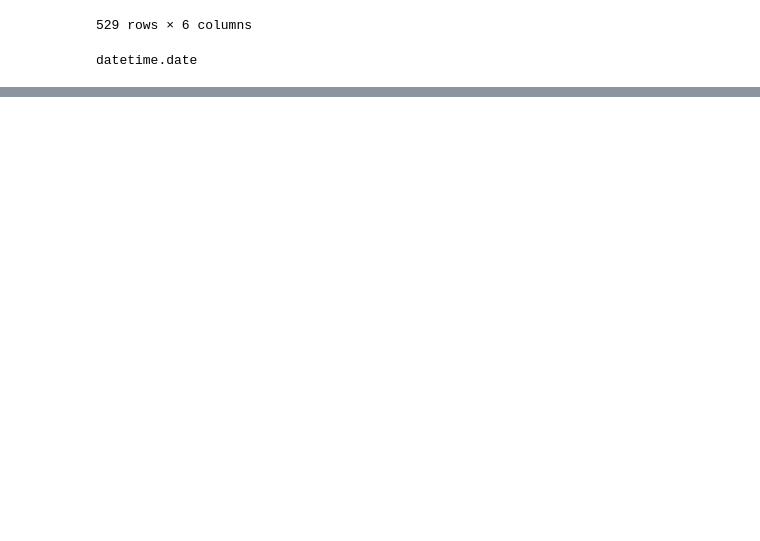
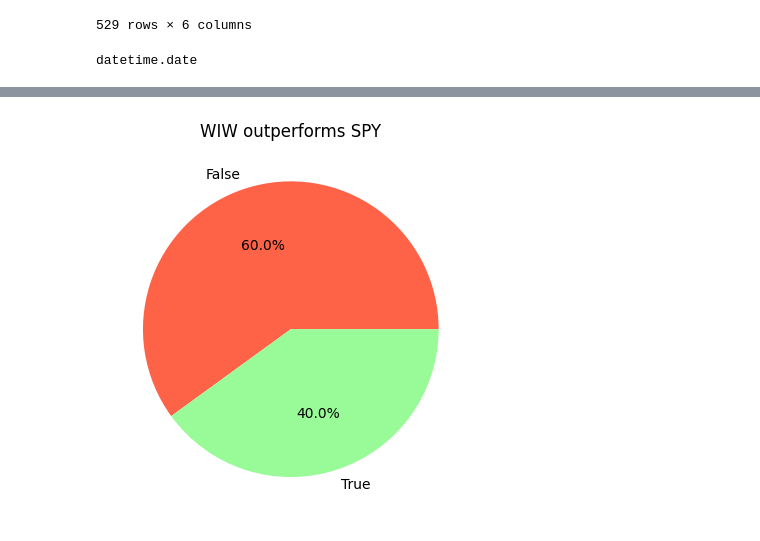
Before and after one commit to tracehankins/MarketWatchAnalysis, a Jupyter notebook: mwbacktester.ipynb, the cells around one changed output, grey strips where cells are left out. Cells and saved outputs as stored; diff of their text form; code cells hidden in the pictures; blank space fills up the shorter version.

Commit message:
added stock outperforms spy, not annualized

```diff
--- a/mwbacktester.ipynb
+++ b/mwbacktester.ipynb
@@ -227,7 +171,3 @@ df['entry_price'] = entry_prices
 df['exit_price'] = exit_prices
 df['spy_entry_price'] = spy_entry_prices
 df['spy_exit_price'] = spy_exit_prices
-# %%
-df['pnl'] = (df['exit_price'] - df['entry_price']) * (100 / df['entry_price']) * (df['Position (Long = 1, Short = -1)'])
-df['spy_pnl'] = (df['spy_exit_price'] - df['spy_entry_price']) * (100 / df['spy_entry_price']) * (df['Position (Long = 1, Short = -1)'])
-df
@@ -290,0 +190,16 @@ print(total_spy_pnl)
+# %%
+df['stock_growth'] = (df['Position (Long = 1, Short = -1)']) * ((df['exit_price'] - df['entry_price']) / df['entry_price']) * 100
+df['spy_growth'] = ((df['spy_exit_price'] - df['spy_entry_price']) / df['spy_entry_price']) * 100
+df['outperformed'] = df['stock_growth'] > df['spy_growth']
+
+outperformed_counts = df['outperformed'].value_counts()
+
+colors = ['tomato', 'palegreen']
+labels = ['False', 'True']
+
+plt.pie(outperformed_counts, labels=labels, colors=colors, autopct='%1.1f%%')
+plt.title('WIW outperforms SPY')
+
+plt.show()
+# %% [output]
+[figure, added]
```
Also changed, not shown: parts of 13 cells of this notebook.
